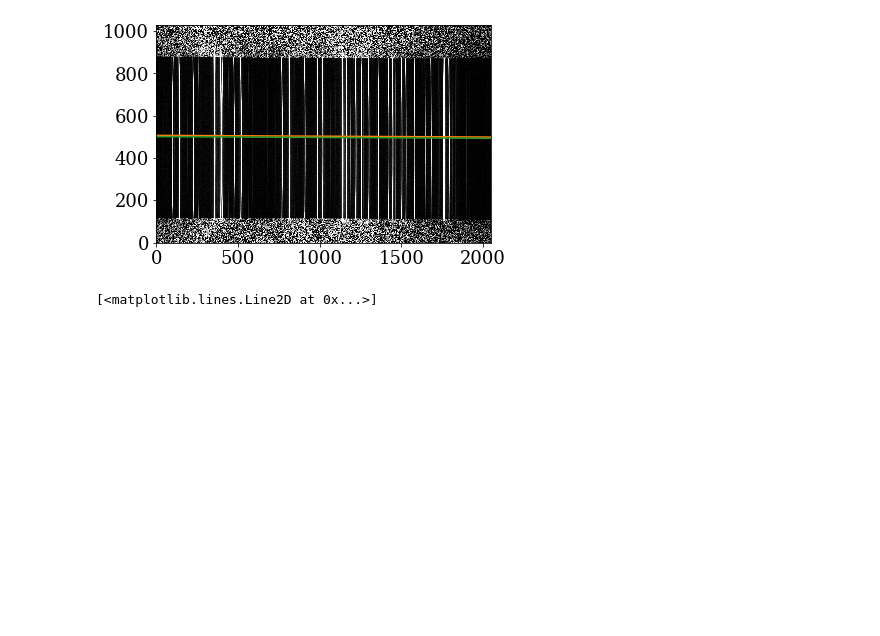
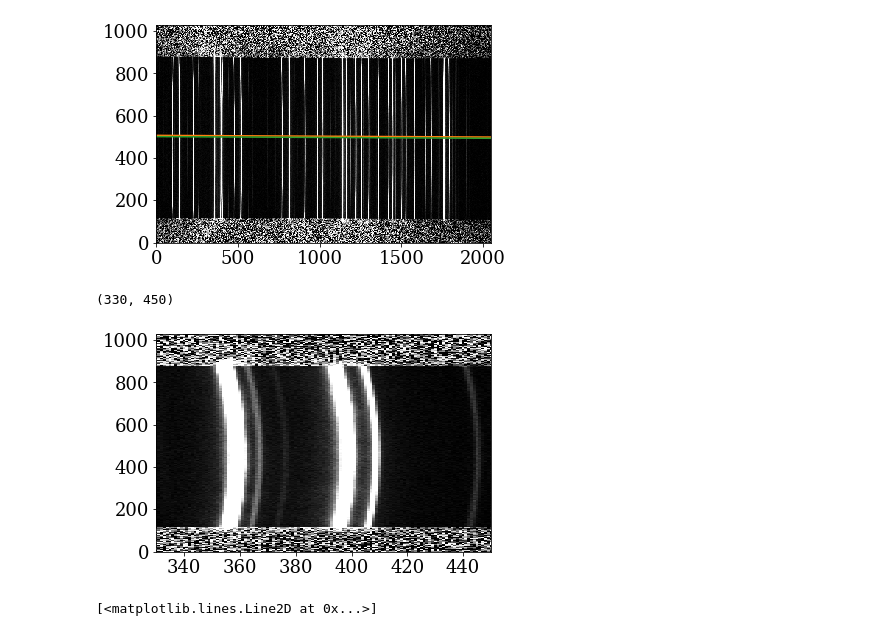
Before and after one commit to jradavenport/specreduce, a Jupyter notebook: pydis_example/apo05.ipynb, the cells around one changed output. Saved outputs shown, nothing was run; the diff lists cells and outputs as text; code cells hidden in the pictures; blank space fills up the shorter version.

Commit message:
add zoom in of lamp to show curvature

```diff
--- a/pydis_example/apo05.ipynb
+++ b/pydis_example/apo05.ipynb
@@ -212,5 +210,12 @@ plt.show()
 # %% [output]
 [figure]
+# %%
+plt.imshow(lamp_im, origin='lower', aspect='auto', cmap=plt.cm.Greys_r)
+plt.clim(np.percentile(lamp_im[ilum,:], (5, 95)))
+plt.xlim(330,450)
+# %% [output]
+(330, 450)
+[figure, added]
 # %%
 # Approx extract the lamp using the science trace
 # I couldn't figure out how to make this a straight array operation w/ numpy alone.
```
Also changed, not shown: parts of 1 cell of this notebook.
